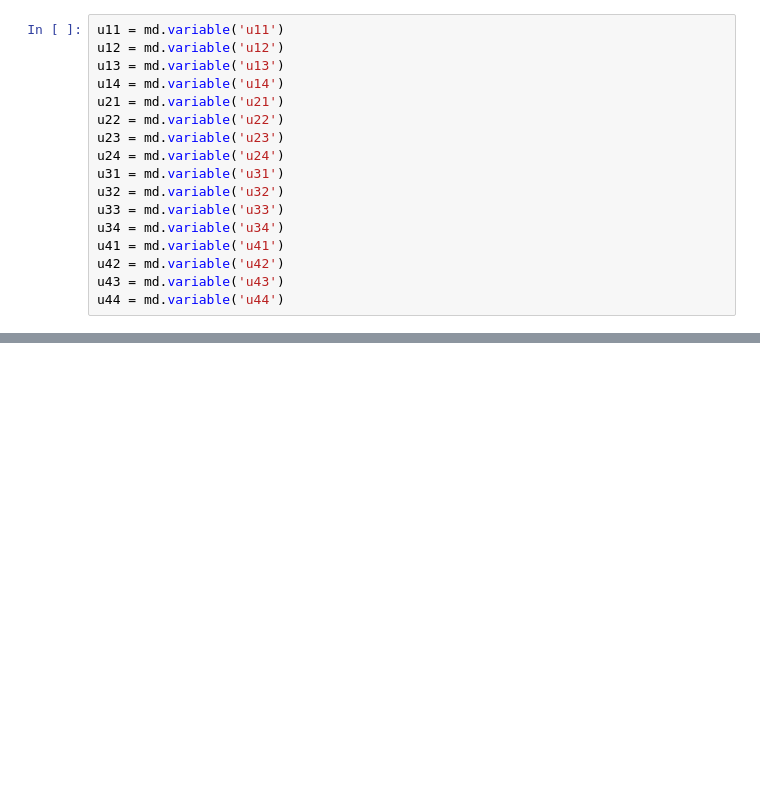
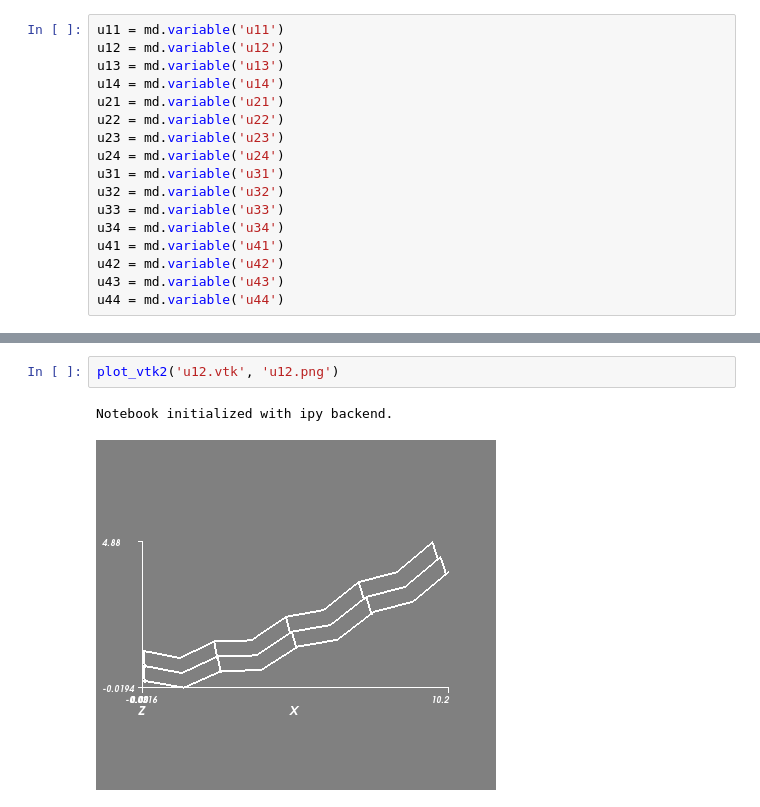
Before and after one commit to tkoyama010/getfem-binder, a Jupyter notebook: index.ipynb, the cells around one changed output, grey strips where cells are left out. Drawn from its saved outputs; the diff is of its cells as text; blank space fills up the shorter version.

```diff
--- a/index.ipynb
+++ b/index.ipynb
@@ -369,0 +392,5 @@ mfu44.export_to_vtk('u44.vtk', mfu44, u44, 'u44')
+# %%
+plot_vtk2('u12.vtk', 'u12.png')
+# %% [output]
+Notebook initialized with ipy backend.
+[figure, added]
```
Also changed, not shown: parts of 18 cells of this notebook.
